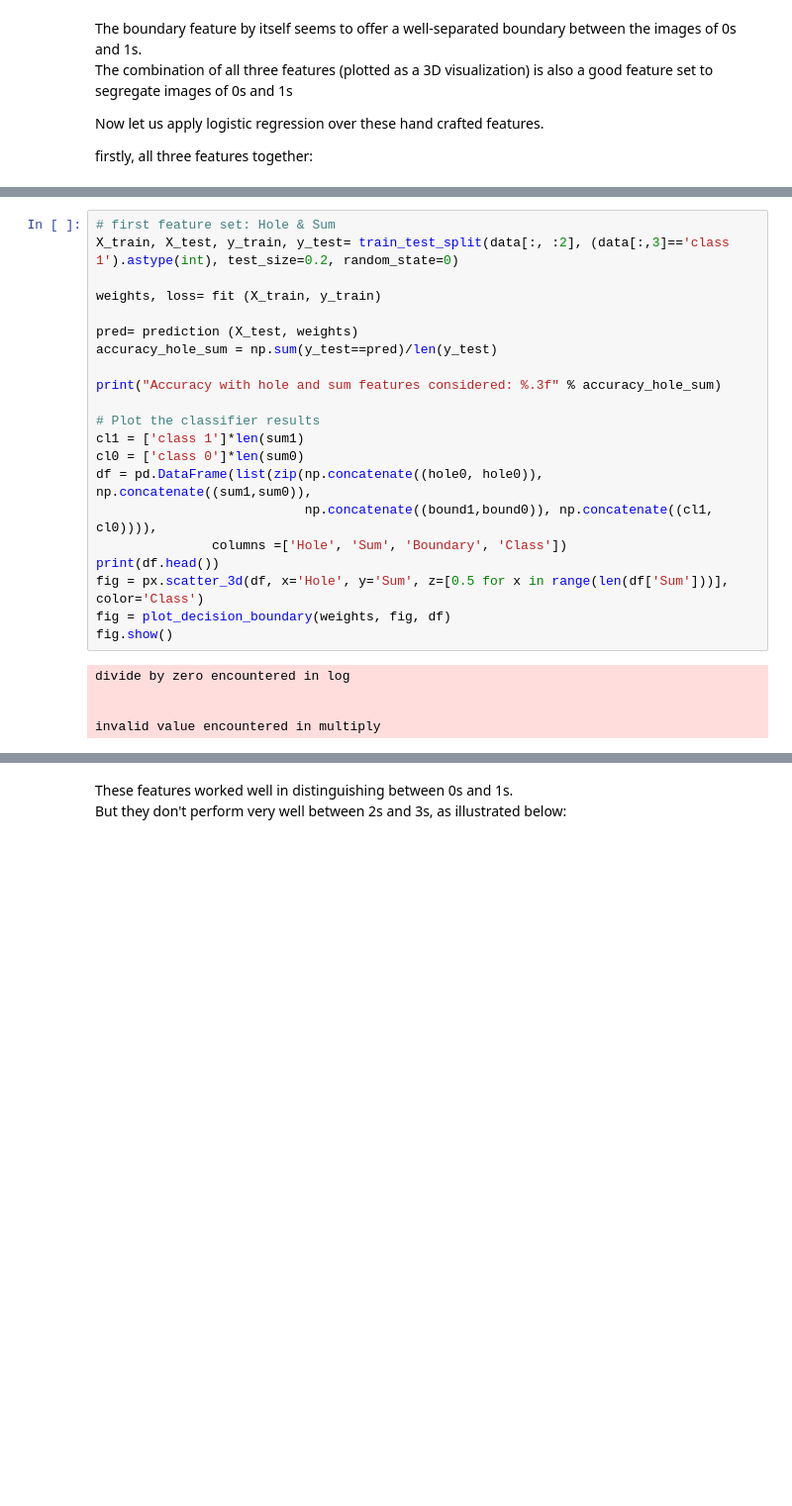
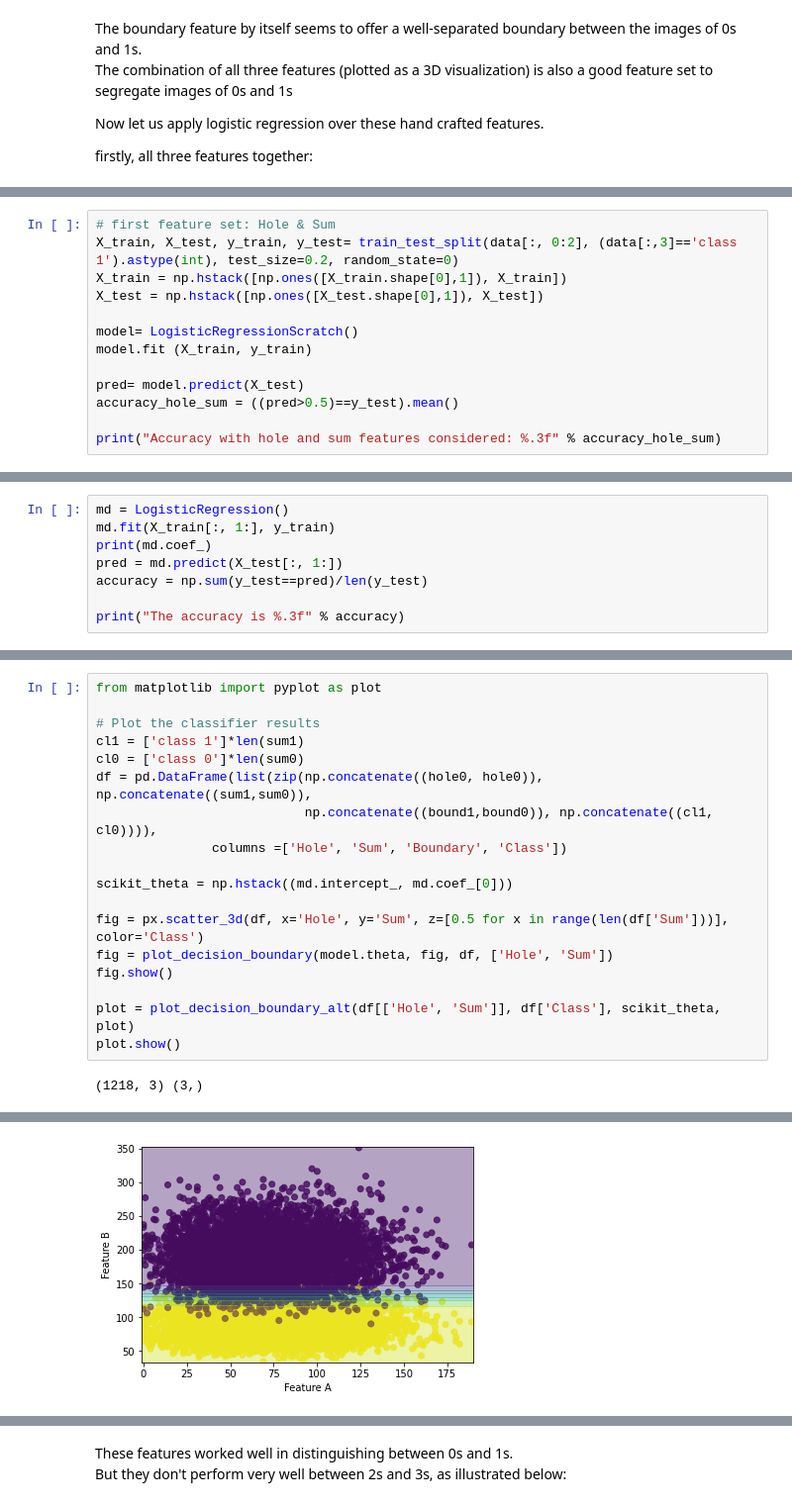
Before and after one commit to ssncodingclub/Machine-Learning, a Jupyter notebook: Meet-4/LogisiticRegWithMNIST.ipynb, the cells around one changed output, grey strips where cells are left out. Shown at 99% size. Saved outputs shown, nothing was run; the diff lists cells and outputs as text; blank space fills up the shorter version.

Commit message:
Fixed scikit issue, plots

```diff
--- a/Meet-4/LogisiticRegWithMNIST.ipynb
+++ b/Meet-4/LogisiticRegWithMNIST.ipynb
@@ -392,0 +522,13 @@ Now let us consider two features at a time,
+# %%
+# first feature set: Hole & Sum
+X_train, X_test, y_train, y_test= train_test_split(data[:, 0:2], (data[:,3]=='class 1').astype(int), test_size=0.2, random_state=0)
+X_train = np.hstack([np.ones([X_train.shape[0],1]), X_train])
+X_test = np.hstack([np.ones([X_test.shape[0],1]), X_test])
+
+model= LogisticRegressionScratch()
+model.fit (X_train, y_train)
+
+pred= model.predict(X_test)
+accuracy_hole_sum = ((pred>0.5)==y_test).mean()
+
+print("Accuracy with hole and sum features considered: %.3f" % accuracy_hole_sum)
@@ -392,0 +541,8 @@ Now let us consider two features at a time,
+# %%
+md = LogisticRegression()
+md.fit(X_train[:, 1:], y_train)
+print(md.coef_)
+pred = md.predict(X_test[:, 1:])
+accuracy = np.sum(y_test==pred)/len(y_test)
+
+print("The accuracy is %.3f" % accuracy)
@@ -393,13 +552,5 @@ Now let us consider two features at a time,
 # %%
-# first feature set: Hole & Sum
-X_train, X_test, y_train, y_test= train_test_split(data[:, :2], (data[:,3]=='class 1').astype(int), test_size=0.2, random_state=0)
-
-weights, loss= fit (X_train, y_train)
-
-pred= prediction (X_test, weights)
-accuracy_hole_sum = np.sum(y_test==pred)/len(y_test)
-
-print("Accuracy with hole and sum features considered: %.3f" % accuracy_hole_sum)
+from matplotlib import pyplot as plot
 
 # Plot the classifier results
 cl1 = ['class 1']*len(sum1)
@@ -407,12 +558,14 @@ cl0 = ['class 0']*len(sum0)
 df = pd.DataFrame(list(zip(np.concatenate((hole0, hole0)), np.concatenate((sum1,sum0)),
                            np.concatenate((bound1,bound0)), np.concatenate((cl1, cl0)))),
                columns =['Hole', 'Sum', 'Boundary', 'Class'])
-print(df.head())
+
+scikit_theta = np.hstack((md.intercept_, md.coef_[0]))
+
 fig = px.scatter_3d(df, x='Hole', y='Sum', z=[0.5 for x in range(len(df['Sum']))], color='Class')
-fig = plot_decision_boundary(weights, fig, df)
+fig = plot_decision_boundary(model.theta, fig, df, ['Hole', 'Sum'])
 fig.show()
+
+plot = plot_decision_boundary_alt(df[['Hole', 'Sum']], df['Class'], scikit_theta, plot)
+plot.show()
 # %% [output]
-divide by zero encountered in log
-
-
-invalid value encountered in multiply
+(1218, 3) (3,)
@@ -427,0 +575 @@ Creating an ndarray from ragged nested sequences (which is a list-or-tuple of li
+[figure, added]
```
Also changed, not shown: parts of 30 cells of this notebook.
